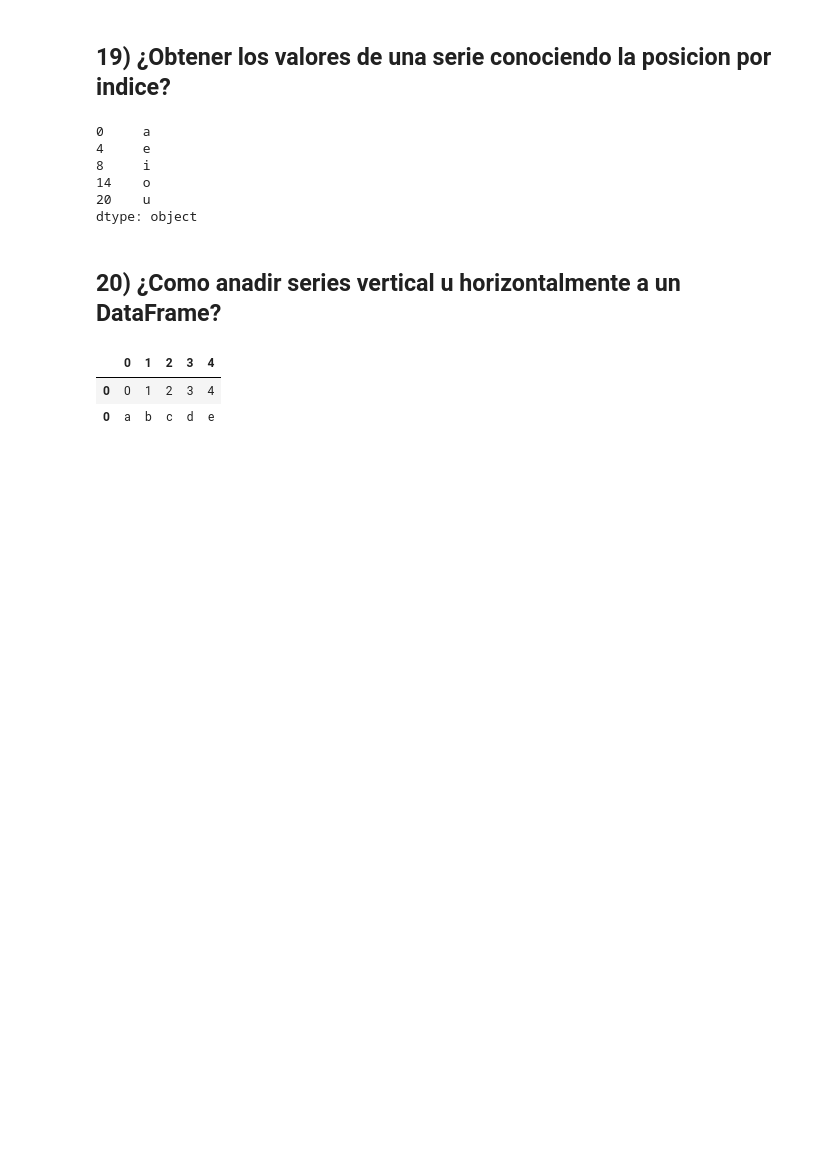
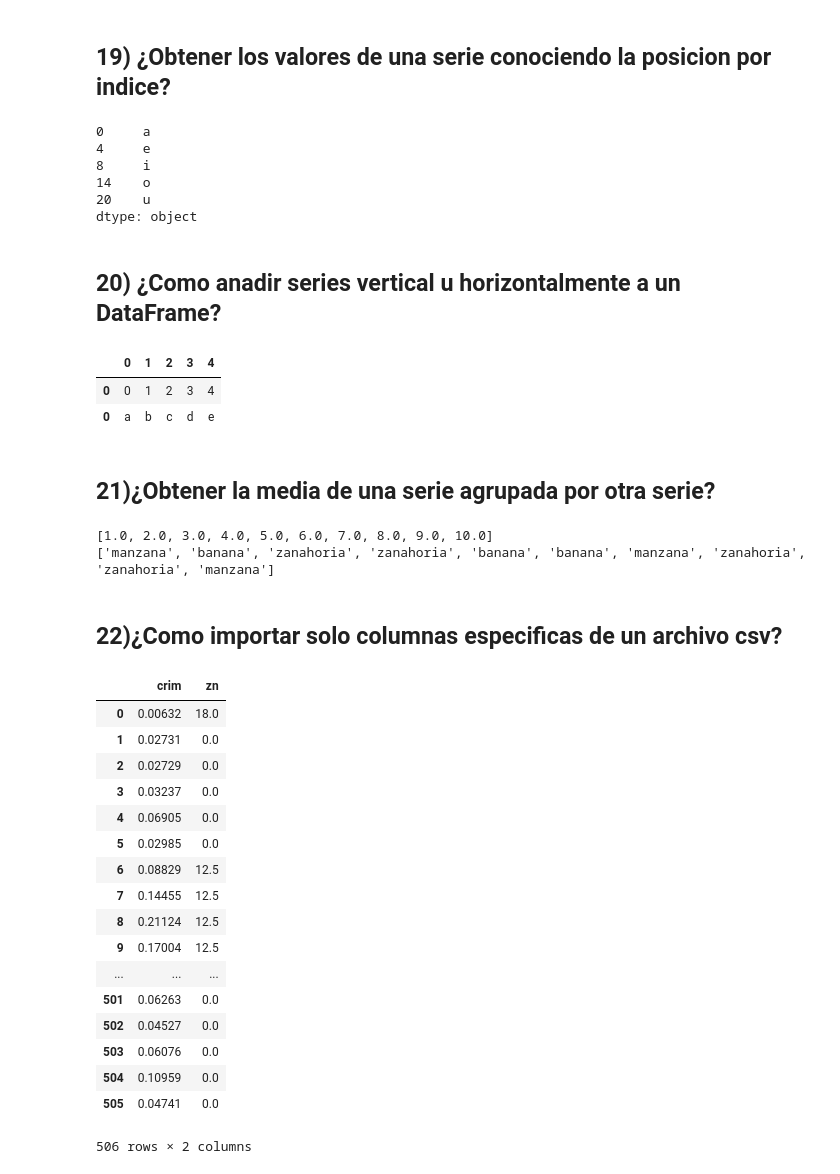
Before and after one commit to alexolmedo/2018-B-GR1-Python, a Jupyter notebook: examen-01/examen.ipynb, the cells around one changed output. Cells and saved outputs as stored; diff of their text form; code cells hidden in the pictures; blank space fills up the shorter version.

```diff
--- a/examen-01/examen.ipynb
+++ b/examen-01/examen.ipynb
@@ -259,0 +258,43 @@ df1.append(df2)
+# %% [markdown]
+## 21)¿Obtener la media de una serie agrupada por otra serie?
+# %%
+frutas = pd.Series(np.random.choice(['manzana', 'banana', 'zanahoria'], 10))
+pesos = pd.Series(np.linspace(1, 10, 10))
+print(pesos.tolist())
+print(frutas.tolist())
+#> [1.0, 2.0, 3.0, 4.0, 5.0, 6.0, 7.0, 8.0, 9.0, 10.0]
+#> ['banana', 'carrot', 'apple', 'carrot', 'carrot', 'apple', 'banana', 'carrot', 'apple', 'carrot']
+
+# Los valores van a cambiar por ser random
+# apple     6.0
+# banana    4.0
+# carrot    5.8
+# dtype: float64
+# %% [output]
+[1.0, 2.0, 3.0, 4.0, 5.0, 6.0, 7.0, 8.0, 9.0, 10.0]
+['manzana', 'banana', 'zanahoria', 'zanahoria', 'banana', 'banana', 'manzana', 'zanahoria', 'zanahoria', 'manzana']
+# %% [markdown]
+## 22)¿Como importar solo columnas especificas de un archivo csv?
+# %%
+url = 'https://raw.githubusercontent.com/selva86/datasets/master/BostonHousing.csv'
+df=pd.read_csv(url,usecols = ['crim','zn'])
+df
+# %% [output]
+|  | crim | zn |
+| 0 | 0.00632 | 18.0 |
+| 1 | 0.02731 | 0.0 |
+| 2 | 0.02729 | 0.0 |
+| 3 | 0.03237 | 0.0 |
+| 4 | 0.06905 | 0.0 |
+| 5 | 0.02985 | 0.0 |
+| 6 | 0.08829 | 12.5 |
+| 7 | 0.14455 | 12.5 |
+| 8 | 0.21124 | 12.5 |
+| 9 | 0.17004 | 12.5 |
+| ... | ... | ... |
+| 501 | 0.06263 | 0.0 |
+| 502 | 0.04527 | 0.0 |
+| 503 | 0.06076 | 0.0 |
+| 504 | 0.10959 | 0.0 |
+| 505 | 0.04741 | 0.0 |
+506 rows × 2 columns
```
Also changed, not shown: parts of 1 cell of this notebook.
